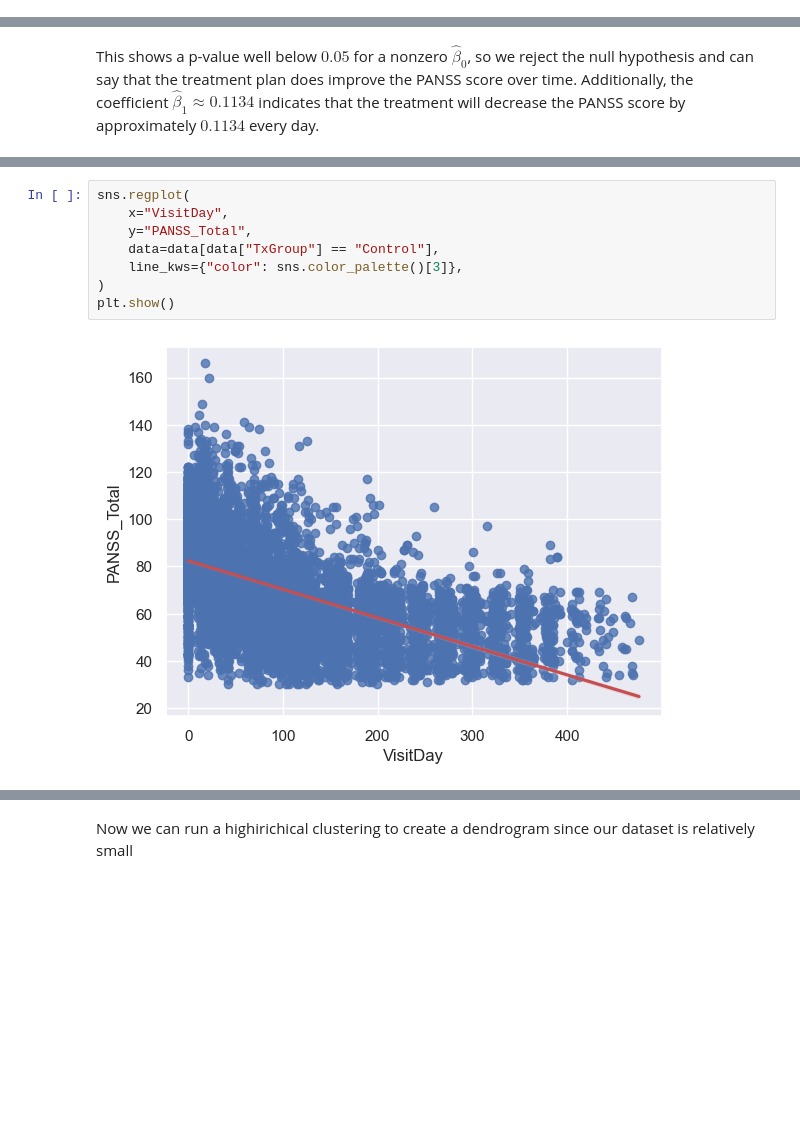
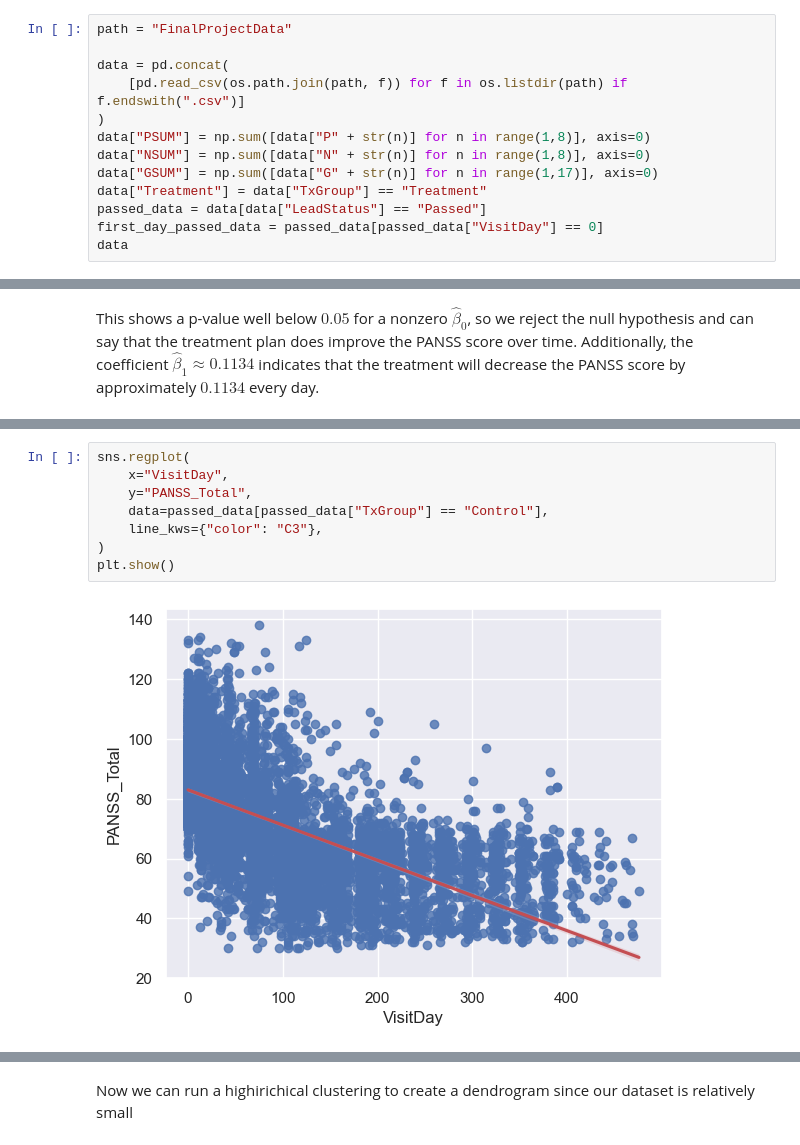
Before and after one commit to AlistairKeiller/STATS-202-final, a Jupyter notebook: final.ipynb, the cells around one changed output, grey strips where cells are left out. Cells and saved outputs as stored; diff of their text form; blank space fills up the shorter version.

```diff
--- a/final.ipynb
+++ b/final.ipynb
@@ -33,0 +14,13 @@ data
+# %%
+path = "FinalProjectData"
+
+data = pd.concat(
+    [pd.read_csv(os.path.join(path, f)) for f in os.listdir(path) if f.endswith(".csv")]
+)
+data["PSUM"] = np.sum([data["P" + str(n)] for n in range(1,8)], axis=0)
+data["NSUM"] = np.sum([data["N" + str(n)] for n in range(1,8)], axis=0)
+data["GSUM"] = np.sum([data["G" + str(n)] for n in range(1,17)], axis=0)
+data["Treatment"] = data["TxGroup"] == "Treatment"
+passed_data = data[data["LeadStatus"] == "Passed"]
+first_day_passed_data = passed_data[passed_data["VisitDay"] == 0]
+data
@@ -102,10 +253,10 @@ Notes:
 # %%
 sns.regplot(
     x="VisitDay",
     y="PANSS_Total",
-    data=data[data["TxGroup"] == "Control"],
-    line_kws={"color": sns.color_palette()[3]},
+    data=passed_data[passed_data["TxGroup"] == "Control"],
+    line_kws={"color": "C3"},
 )
 plt.show()
 # %% [output]
-[figure, old version]
+[figure, new version]
```
Also changed, not shown: parts of 34 cells of this notebook.
